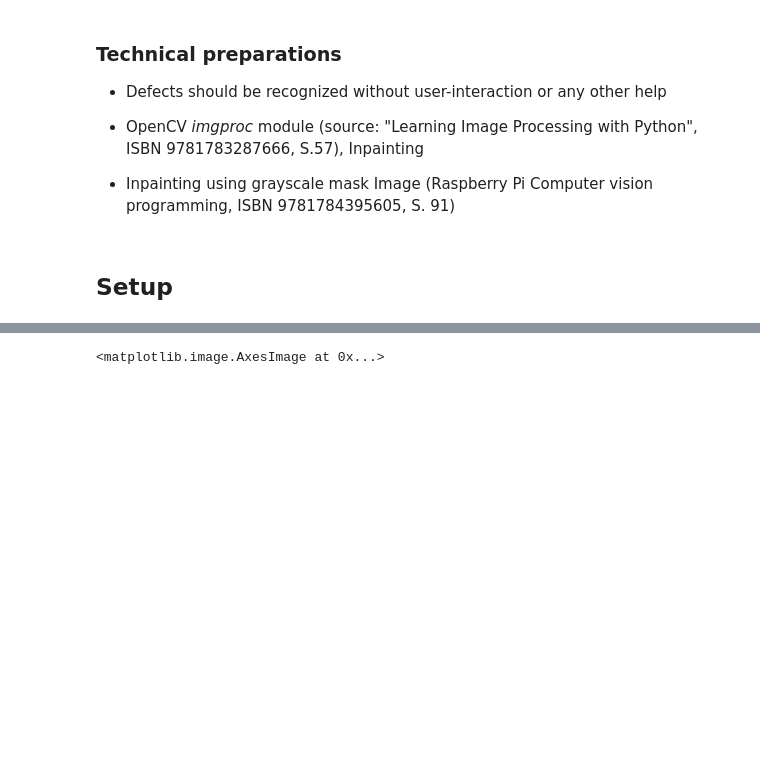
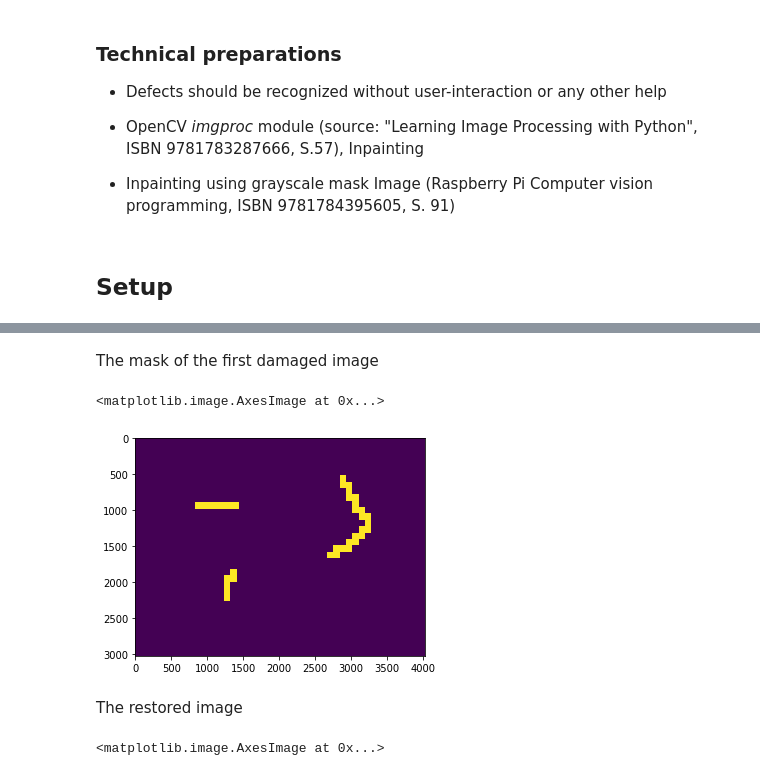
Before and after one commit to uol-mediaprocessing-201920/group-projects-image-restauration, a Jupyter notebook: main.ipynb, the cells around one changed output, grey strips where cells are left out. Cells and saved outputs as stored; diff of their text form; code cells hidden in the pictures; blank space fills up the shorter version.

Commit message:
Add code for automatic mask creation

```diff
--- a/main.ipynb
+++ b/main.ipynb
@@ -77,3 +88,14 @@ def imread_mask(name):
+# %% [markdown]
+The mask of the first damaged image
+# %%
+mask1 = imread_mask("sample01-mask.jpg")
+
+plt.imshow(mask1)
+# %% [output]
+<matplotlib.image.AxesImage at 0x...>
+[figure, added]
+# %% [markdown]
+The restored image
 # %%
 sample1 = cv2.imread("sample01-damaged.jpg")
 mask1 = imread_mask("sample01-mask.jpg")
```
Also changed, not shown: parts of 13 cells of this notebook.
